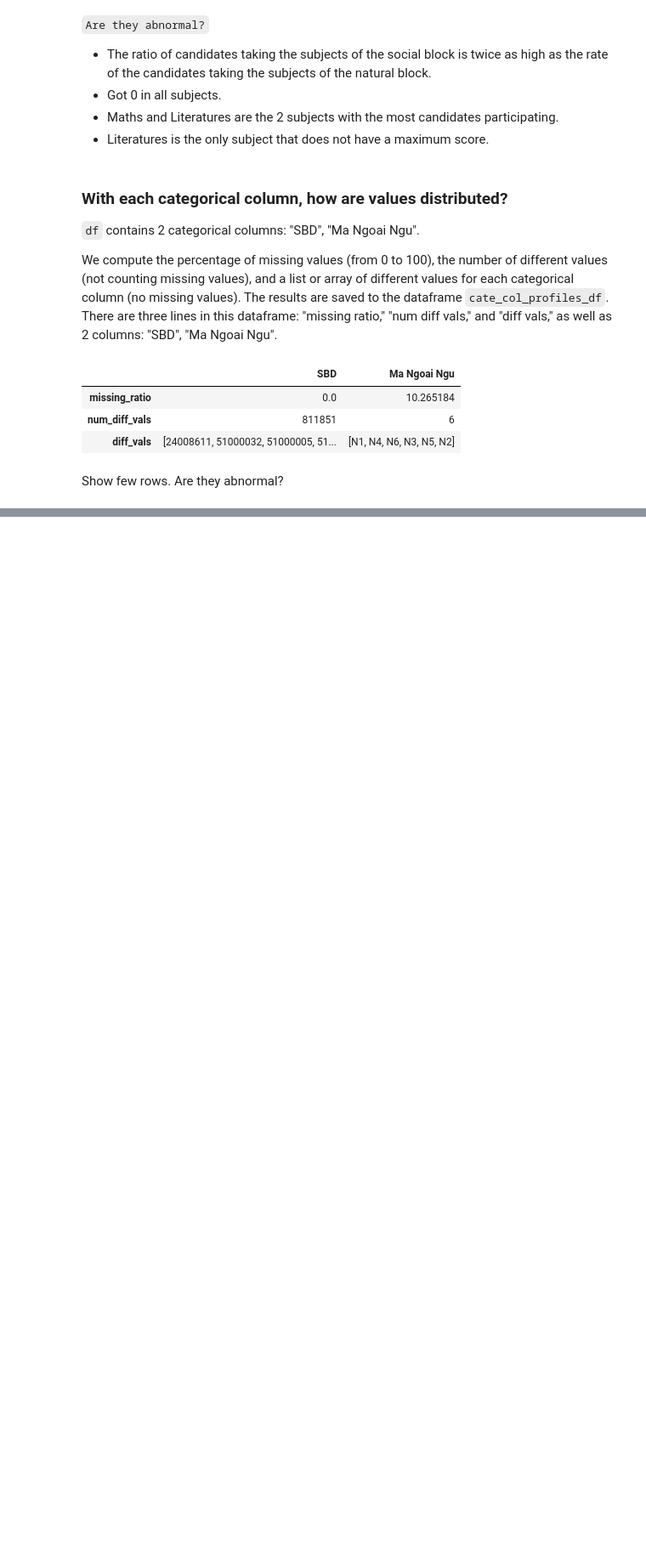
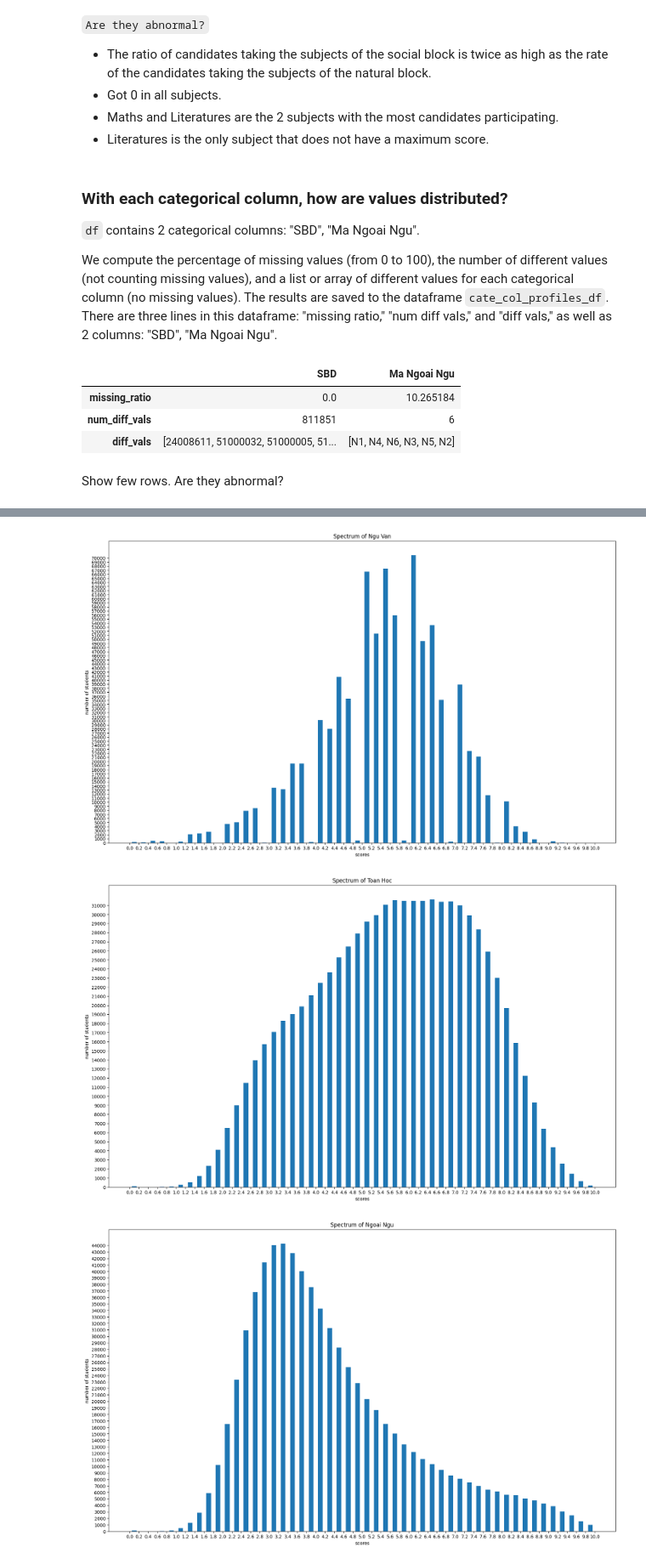
Before and after one commit to HoDangCao/Analyze-College-Entrance-Exam-Scores, a Jupyter notebook: demo.ipynb, the cells around one changed output, grey strips where cells are left out. Shown: that part at 85% size. Drawn from its saved outputs; the diff is of its cells as text; code cells hidden in the pictures; blank space fills up the shorter version.

```diff
--- a/demo.ipynb
+++ b/demo.ipynb
@@ -240,0 +265,22 @@ generate meaningful questions and explain why they are meaningful to the reader.
+# %%
+def visualize_spectrum(subject):
+    plt.figure(figsize=(20,12))
+    plt.title(f"Spectrum of {subject}")
+    t = plt.hist(df[subject],bins=np.round(np.arange(0,10.1,0.2),1),rwidth=0.5)
+
+    hist, edges = t[0],t[1]
+
+    plt.xticks(edges)
+    plt.yticks(np.arange(0, max(hist)+1, 1000))
+
+    plt.xlabel('scores')
+    plt.ylabel('number of students')
+
+    plt.show()
+# %%
+for subject in nume_col_list:
+    visualize_spectrum(subject)
+# %% [output]
+[figure, added]
+[figure, added]
+[figure, added]
```
Also changed, not shown: parts of 8 cells of this notebook.
